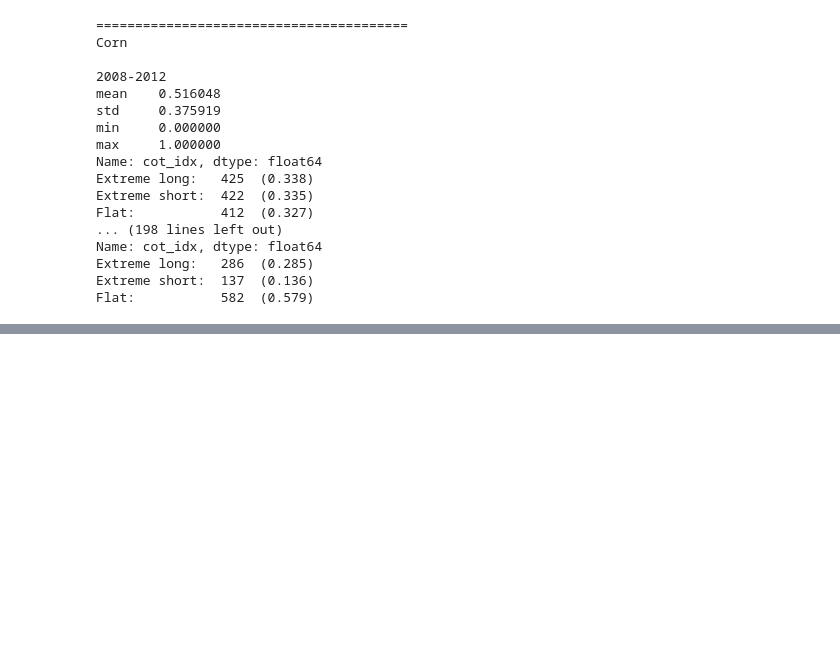
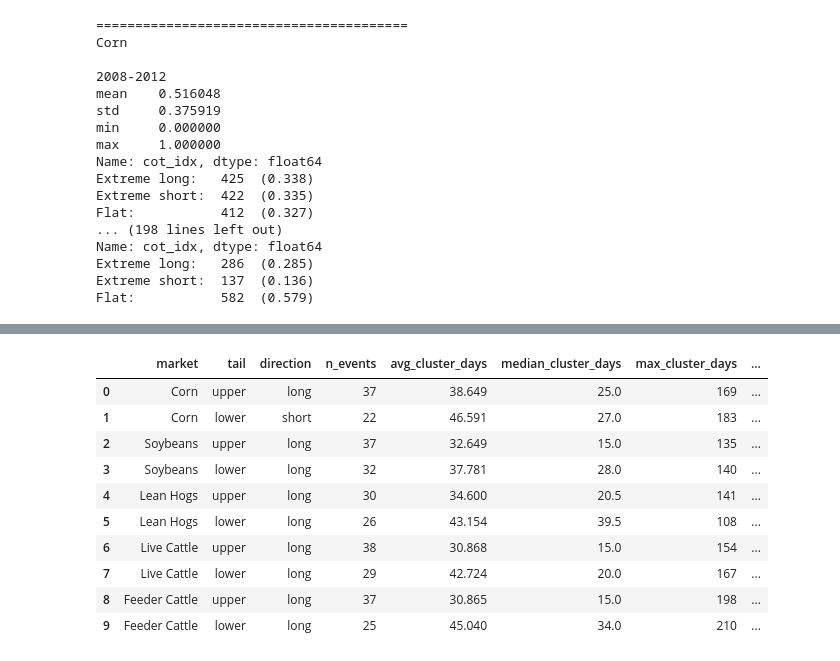
Before and after one commit to isupryaga/Commodities-Research, a Jupyter notebook: corn_futures_cot.ipynb, the cells around one changed output, grey strips where cells are left out. Cells and saved outputs as stored; diff of their text form; code cells hidden in the pictures; blank space fills up the shorter version.

```diff
--- a/corn_futures_cot.ipynb
+++ b/corn_futures_cot.ipynb
@@ -2112,0 +628,93 @@ np.float64(-0.30858469129275456)
+# %%
+import pandas as pd
+import numpy as np
+
+max_horizon = 60
+
+lower_tail_direction = {
+    "corn": "short",
+    "soy": "long",
+    "hogs": "long",
+    "live_cattle": "long",
+    "feeder_cattle": "long",
+}
+
+rows = []
+
+for market, label in market_labels.items():
+    d = merged[market].loc['2008':].copy()
+    close_col = next(c for c in d.columns if "Close" in c)
+
+    d['upper_tail'] = (d['cot_idx'] >= 0.8).astype(bool)
+    d['lower_tail'] = (d['cot_idx'] <= 0.2).astype(bool)
+
+    prev_upper = d['upper_tail'].shift(1, fill_value=False)
+    prev_lower = d['lower_tail'].shift(1, fill_value=False)
+
+    d['upper_entry'] = d['upper_tail'] & (~prev_upper)
+    d['lower_entry'] = d['lower_tail'] & (~prev_lower)
+
+    signal_specs = [
+        ("upper", "upper_tail", "upper_entry", "long"),
+        ("lower", "lower_tail", "lower_entry", lower_tail_direction[market]),
+    ]
+
+    for tail_name, tail_col, entry_col, direction in signal_specs:
+        entry_locs = np.where(d[entry_col].values)[0]
+
+        durations = []
+        mfe_days = []
+        mfe_returns = []
+
+        for loc in entry_locs:
+            run_len = 0
+            j = loc
+
+            while j < len(d) and bool(d[tail_col].iloc[j]):
+                run_len += 1
+                j += 1
+
+            durations.append(run_len)
+
+            if loc + max_horizon >= len(d):
+                continue
+
+            future_prices = d[close_col].iloc[loc:loc + max_horizon + 1]
+            rel_path = future_prices / future_prices.iloc[0] - 1
+
+            if direction == "long":
+                mfe_idx = rel_path.values.argmax()
+            else:
+                mfe_idx = rel_path.values.argmin()
+
+            mfe_days.append(int(mfe_idx))
+            mfe_returns.append(float(rel_path.iloc[mfe_idx]))
+
+        rows.append({
+            "market": label,
+            "tail": tail_name,
+            "direction": direction,
+            "n_events": len(entry_locs),
+            "avg_cluster_days": np.mean(durations) if durations else np.nan,
+            "median_cluster_days": np.median(durations) if durations else np.nan,
+            "max_cluster_days": np.max(durations) if durations else np.nan,
+            "avg_mfe_day": np.mean(mfe_days) if mfe_days else np.nan,
+            "median_mfe_day": np.median(mfe_days) if mfe_days else np.nan,
+            "avg_mfe_return": np.mean(mfe_returns) if mfe_returns else np.nan,
+            "median_mfe_return": np.median(mfe_returns) if mfe_returns else np.nan,
+        })
+
+tail_mfe_summary = pd.DataFrame(rows)
+tail_mfe_summary.round(3)
+# %% [output]
+|  | market | tail | direction | n_events | avg_cluster_days | median_cluster_days | max_cluster_days | ... |
+| 0 | Corn | upper | long | 37 | 38.649 | 25.0 | 169 | ... |
+| 1 | Corn | lower | short | 22 | 46.591 | 27.0 | 183 | ... |
+| 2 | Soybeans | upper | long | 37 | 32.649 | 15.0 | 135 | ... |
+| 3 | Soybeans | lower | long | 32 | 37.781 | 28.0 | 140 | ... |
+| 4 | Lean Hogs | upper | long | 30 | 34.600 | 20.5 | 141 | ... |
+| 5 | Lean Hogs | lower | long | 26 | 43.154 | 39.5 | 108 | ... |
+| 6 | Live Cattle | upper | long | 38 | 30.868 | 15.0 | 154 | ... |
+| 7 | Live Cattle | lower | long | 29 | 42.724 | 20.0 | 167 | ... |
+| 8 | Feeder Cattle | upper | long | 37 | 30.865 | 15.0 | 198 | ... |
+| 9 | Feeder Cattle | lower | long | 25 | 45.040 | 34.0 | 210 | ... |
```
Also changed, not shown: parts of 68 cells of this notebook.
